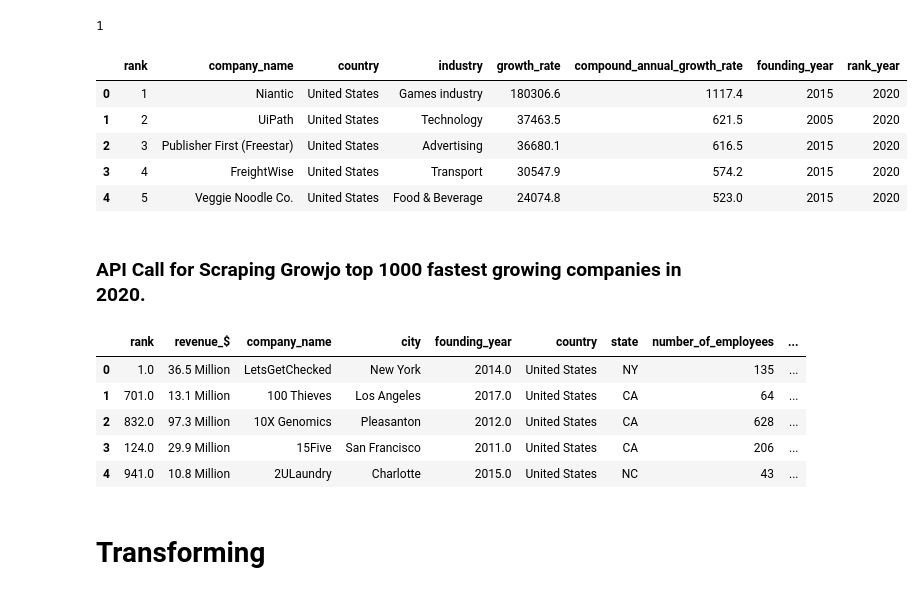
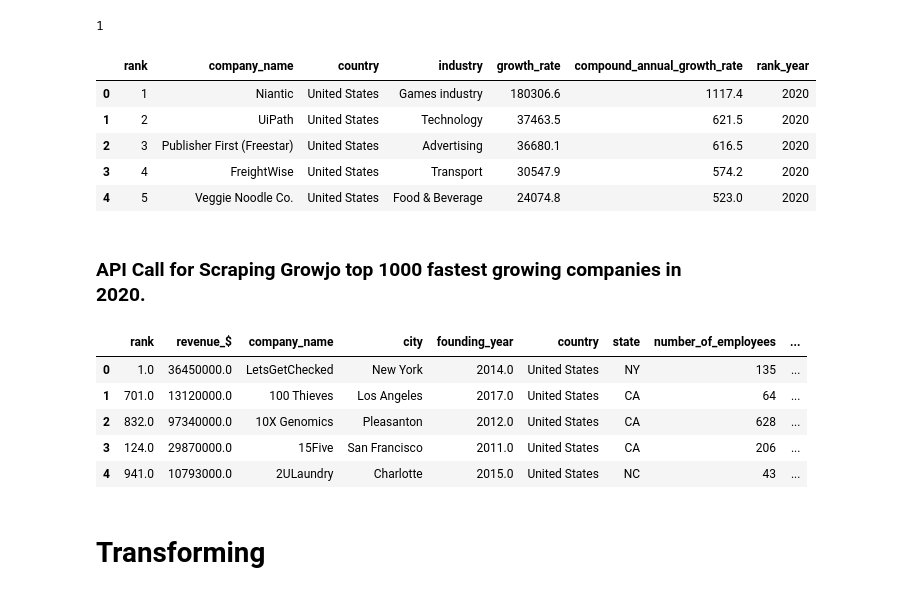
Before and after one commit to ermiasgelaye/ETL-Project, a Jupyter notebook: ETL_data_project.ipynb, the cells around one changed output. Cells and saved outputs as stored; diff of their text form; code cells hidden in the pictures.

```diff
--- a/ETL_data_project.ipynb
+++ b/ETL_data_project.ipynb
@@ -65,37 +65,37 @@ ft_tables_df = ft_tables[0]
 # %%
 # Transforming scraped data
 
 # Drop column we don't need
-drop_ft_columns=ft_tables_df.drop(['Revenue 2018 [in $m]','Revenue 2015 [in $m]','Number of employees 2018'], axis=1)
+drop_ft_columns=ft_tables_df.drop(['Revenue 2018 [in $m]','Founding Year','Revenue 2015 [in $m]','Number of employees 2018'], axis=1)
 
 
 # Remove unnecessary sign "*" from the first column
 
 drop_ft_columns['Name'] = drop_ft_columns['Name'].str.replace(r'*', '')
 
 # rename columns
-rename_ft_df=drop_ft_columns.rename(columns={"Rank":"rank","Name":"company_name","FT category":"industry","Absolute growth rate [in %]":"growth_rate","Founding Year":"founding_year","Compound annual growth rate (CAGR) [in %]":"compound_annual_growth_rate","Country":"country"})
+rename_ft_df=drop_ft_columns.rename(columns={"Rank":"rank","Name":"company_name","FT category":"industry","Absolute growth rate [in %]":"growth_rate","Compound annual growth rate (CAGR) [in %]":"compound_annual_growth_rate","Country":"country"})
 
 # Add the year column
 rename_ft_df['rank_year']= '2020'
 
 rename_ft_df['country']= 'United States'
 
 # drop null values Growth
 
 rename_ft_df=rename_ft_df.dropna(axis=1,how='all')
 
 # remove duplicates and show clean data
 
 clean_ft_df=rename_ft_df.drop_duplicates()
 clean_ft_df.head()
 # %% [output]
-|  | rank | company_name | country | industry | growth_rate | compound_annual_growth_rate | founding_year | rank_year |
-| 0 | 1 | Niantic | United States | Games industry | 180306.6 | 1117.4 | 2015 | 2020 |
-| 1 | 2 | UiPath | United States | Technology | 37463.5 | 621.5 | 2005 | 2020 |
-| 2 | 3 | Publisher First (Freestar) | United States | Advertising | 36680.1 | 616.5 | 2015 | 2020 |
-| 3 | 4 | FreightWise | United States | Transport | 30547.9 | 574.2 | 2015 | 2020 |
-| 4 | 5 | Veggie Noodle Co. | United States | Food & Beverage | 24074.8 | 523.0 | 2015 | 2020 |
+|  | rank | company_name | country | industry | growth_rate | compound_annual_growth_rate | rank_year |
+| 0 | 1 | Niantic | United States | Games industry | 180306.6 | 1117.4 | 2020 |
+| 1 | 2 | UiPath | United States | Technology | 37463.5 | 621.5 | 2020 |
+| 2 | 3 | Publisher First (Freestar) | United States | Advertising | 36680.1 | 616.5 | 2020 |
+| 3 | 4 | FreightWise | United States | Transport | 30547.9 | 574.2 | 2020 |
+| 4 | 5 | Veggie Noodle Co. | United States | Food & Beverage | 24074.8 | 523.0 | 2020 |
 # %% [markdown]
 ### API Call for Scraping Growjo top 1000 fastest growing companies in 2020.
 # %%
@@ -167,22 +167,17 @@ growjo_df=growjo_df.dropna(axis=1,how='all')
 # Add the year column
 growjo_df['rank_year']= '2020'
 
-
-# Normalizing revenue in to mellions
-growjo_df['revenue_$']= (growjo_df['revenue_$']/1000000).apply(lambda x: '{:,.1f} Million'.format(x))
-
-
 # remove duplicates and show clean data
 
 clean_growjo_df=growjo_df.drop_duplicates()
 clean_growjo_df.head()
 # %% [output]
 |  | rank | revenue_$ | company_name | city | founding_year | country | state | number_of_employees | ... |
-| 0 | 1.0 | 36.5 Million | LetsGetChecked | New York | 2014.0 | United States | NY | 135 | ... |
-| 1 | 701.0 | 13.1 Million | 100 Thieves | Los Angeles | 2017.0 | United States | CA | 64 | ... |
-| 2 | 832.0 | 97.3 Million | 10X Genomics | Pleasanton | 2012.0 | United States | CA | 628 | ... |
-| 3 | 124.0 | 29.9 Million | 15Five | San Francisco | 2011.0 | United States | CA | 206 | ... |
-| 4 | 941.0 | 10.8 Million | 2ULaundry | Charlotte | 2015.0 | United States | NC | 43 | ... |
+| 0 | 1.0 | 36450000.0 | LetsGetChecked | New York | 2014.0 | United States | NY | 135 | ... |
+| 1 | 701.0 | 13120000.0 | 100 Thieves | Los Angeles | 2017.0 | United States | CA | 64 | ... |
+| 2 | 832.0 | 97340000.0 | 10X Genomics | Pleasanton | 2012.0 | United States | CA | 628 | ... |
+| 3 | 124.0 | 29870000.0 | 15Five | San Francisco | 2011.0 | United States | CA | 206 | ... |
+| 4 | 941.0 | 10793000.0 | 2ULaundry | Charlotte | 2015.0 | United States | NC | 43 | ... |
 # %% [markdown]
 # Transforming
 # %% [markdown]
```
Also changed, not shown: parts of 17 cells of this notebook, 6 other files.
